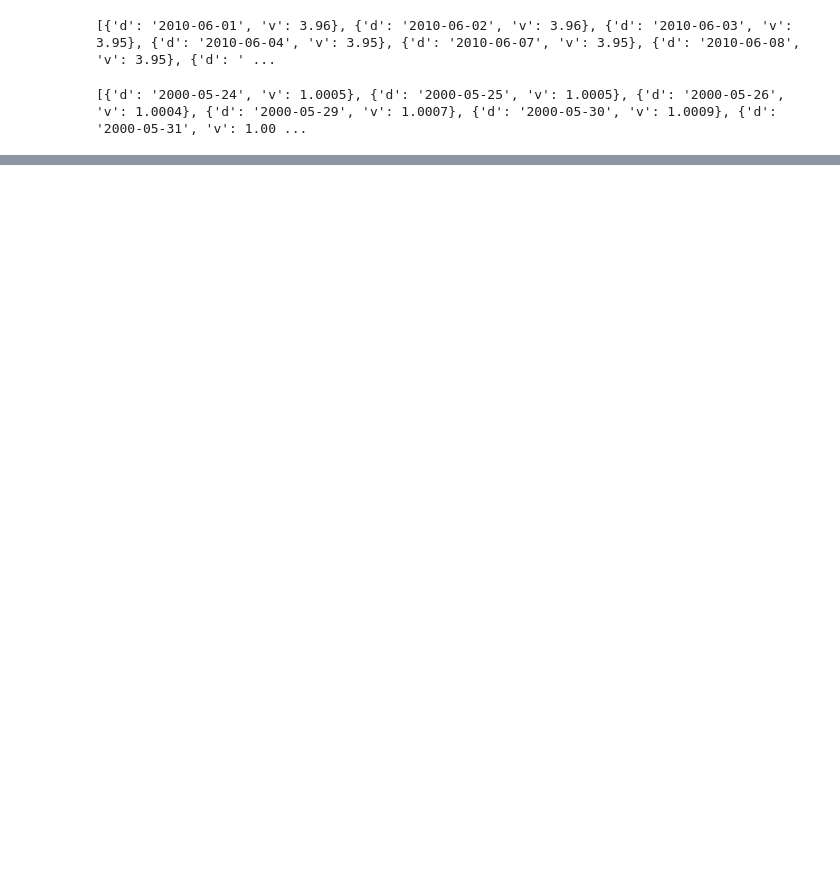
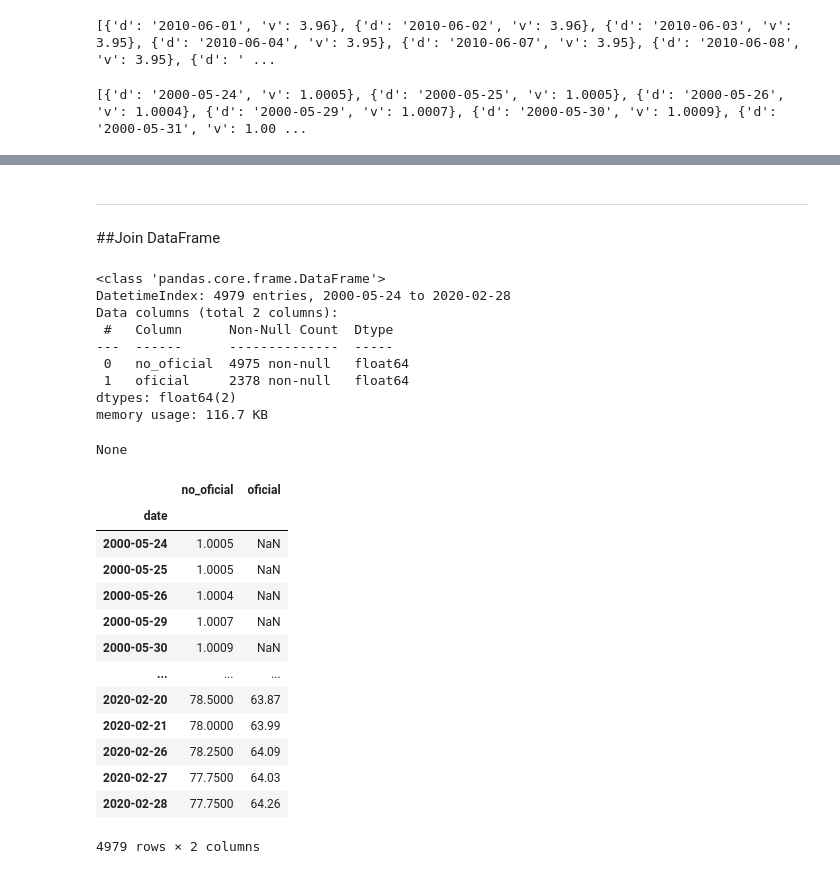
Before and after one commit to cbittel/toolbox, a Jupyter notebook: BCRA_API_Estadísticas.ipynb, the cells around one changed output, grey strips where cells are left out. Saved outputs shown, nothing was run; the diff lists cells and outputs as text; code cells hidden in the pictures; blank space fills up the shorter version.

```diff
--- a/BCRA_API_Estadísticas.ipynb
+++ b/BCRA_API_Estadísticas.ipynb
@@ -115,0 +129,35 @@ usd_of_minorista_df.plot(ax=ax)
+# %% [markdown]
+
+
+---
+
+##Join DataFrame
+# %%
+usd_minorista_df = usd_noof_minorista_df.join(usd_of_minorista_df, rsuffix='_aiv', lsuffix='_mtv', how='outer')
+display(usd_minorista_df.info())
+display(usd_minorista_df)
+# %% [output]
+<class 'pandas.core.frame.DataFrame'>
+DatetimeIndex: 4979 entries, 2000-05-24 to 2020-02-28
+Data columns (total 2 columns):
+ #   Column      Non-Null Count  Dtype
+---  ------      --------------  -----
+ 0   no_oficial  4975 non-null   float64
+ 1   oficial     2378 non-null   float64
+dtypes: float64(2)
+memory usage: 116.7 KB
+None
+|  | no_oficial | oficial |
+| date |  |  |
+| 2000-05-24 | 1.0005 | NaN |
+| 2000-05-25 | 1.0005 | NaN |
+| 2000-05-26 | 1.0004 | NaN |
+| 2000-05-29 | 1.0007 | NaN |
+| 2000-05-30 | 1.0009 | NaN |
+| ... | ... | ... |
+| 2020-02-20 | 78.5000 | 63.87 |
+| 2020-02-21 | 78.0000 | 63.99 |
+| 2020-02-26 | 78.2500 | 64.09 |
+| 2020-02-27 | 77.7500 | 64.03 |
+| 2020-02-28 | 77.7500 | 64.26 |
+4979 rows × 2 columns
```
Also changed, not shown: parts of 39 cells of this notebook.
